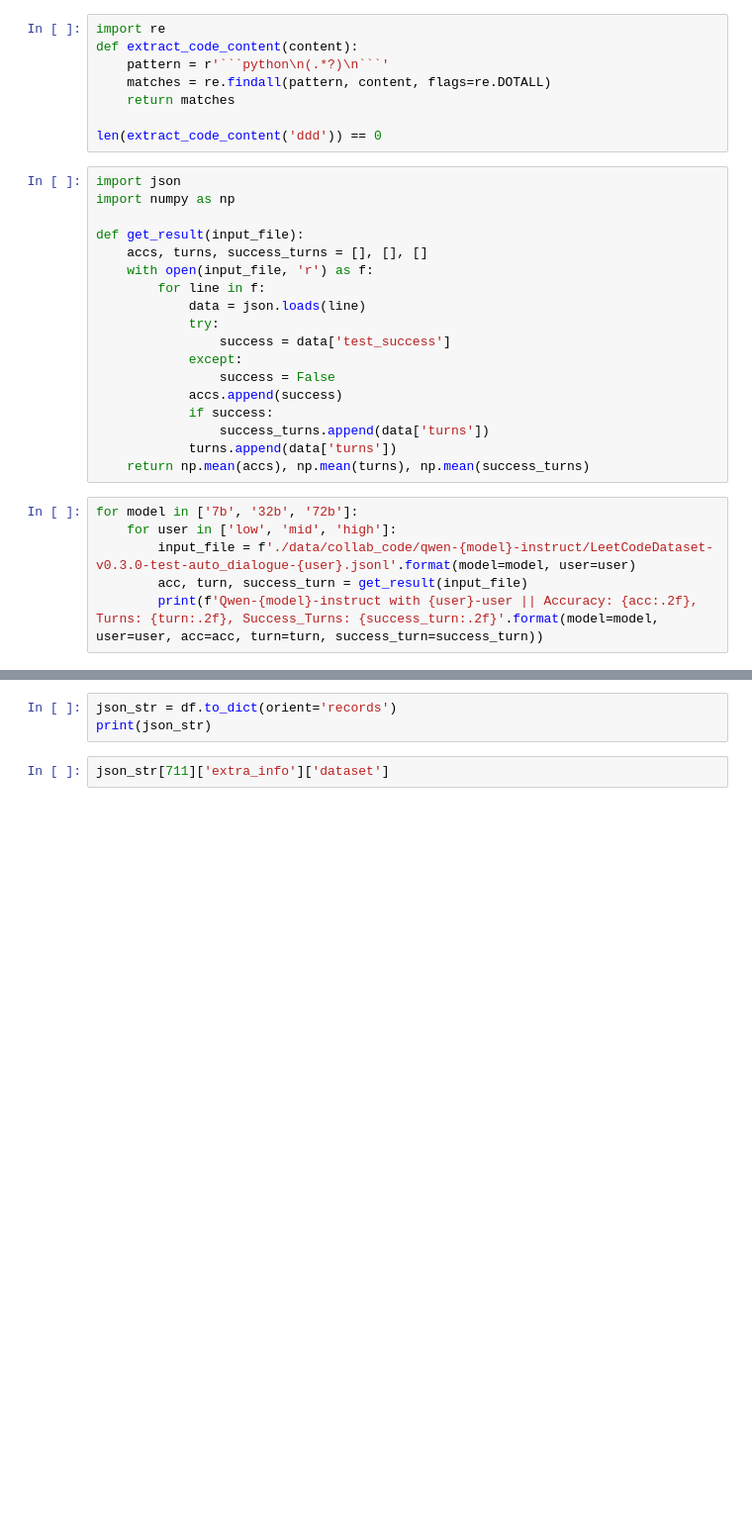
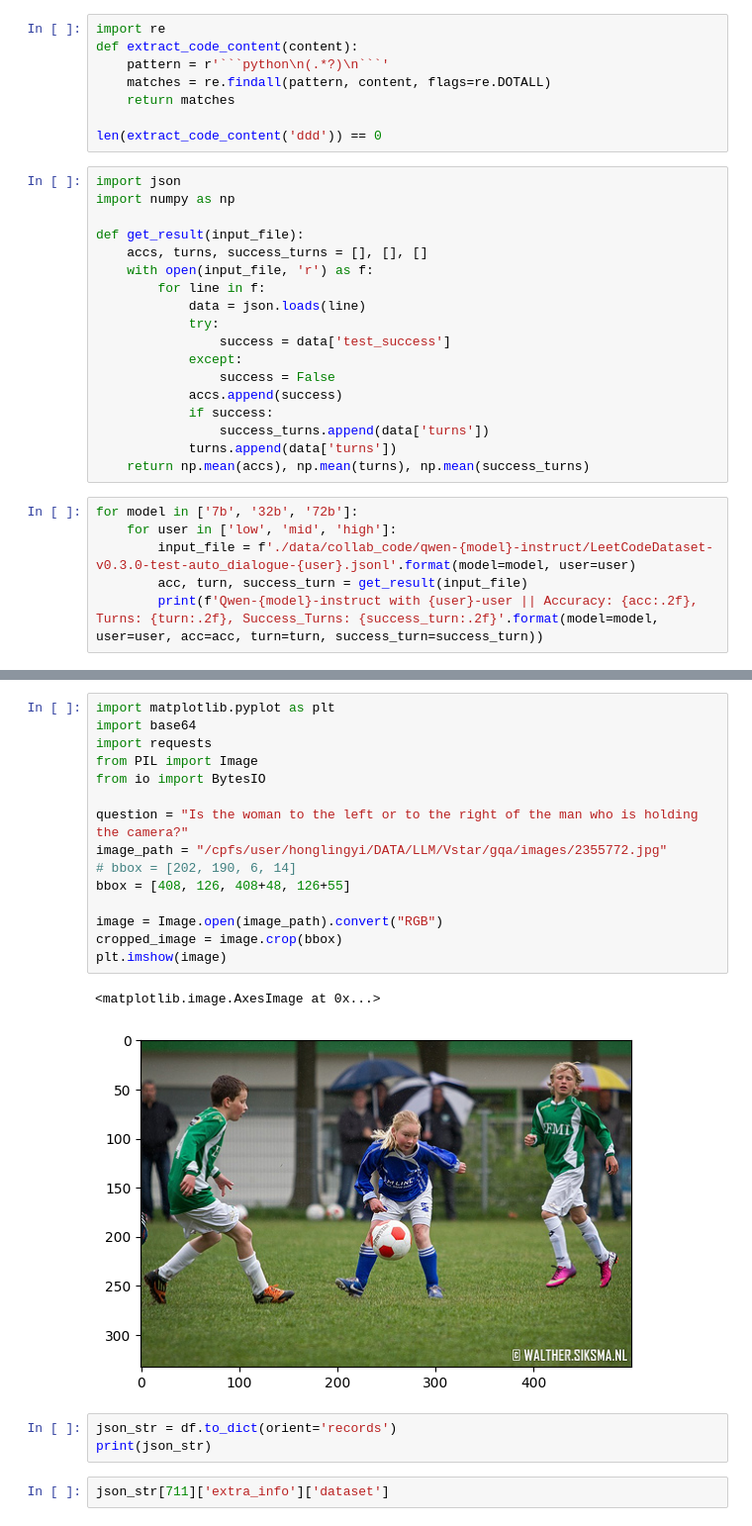
Before and after one commit to Visual-Agent/DeepEyes, a Jupyter notebook: test.ipynb, the cells around one changed output, grey strips where cells are left out. Shown at 99% size. Drawn from its saved outputs; the diff is of its cells as text; blank space fills up the shorter version.

```diff
--- a/test.ipynb
+++ b/test.ipynb
@@ -151,3 +300,21 @@ print(df[0]['prompt'])
+# %%
+import matplotlib.pyplot as plt
+import base64
+import requests
+from PIL import Image
+from io import BytesIO
+
+question = "Is the woman to the left or to the right of the man who is holding the camera?"
+image_path = "/cpfs/user/honglingyi/DATA/LLM/Vstar/gqa/images/2355772.jpg"
+# bbox = [202, 190, 6, 14]
+bbox = [408, 126, 408+48, 126+55]
+
+image = Image.open(image_path).convert("RGB")
+cropped_image = image.crop(bbox)
+plt.imshow(image)
+# %% [output]
+<matplotlib.image.AxesImage at 0x...>
+[figure, added]
 # %%
 json_str = df.to_dict(orient='records')
 print(json_str)
```
Also changed, not shown: parts of 16 cells of this notebook, 5 other files.
